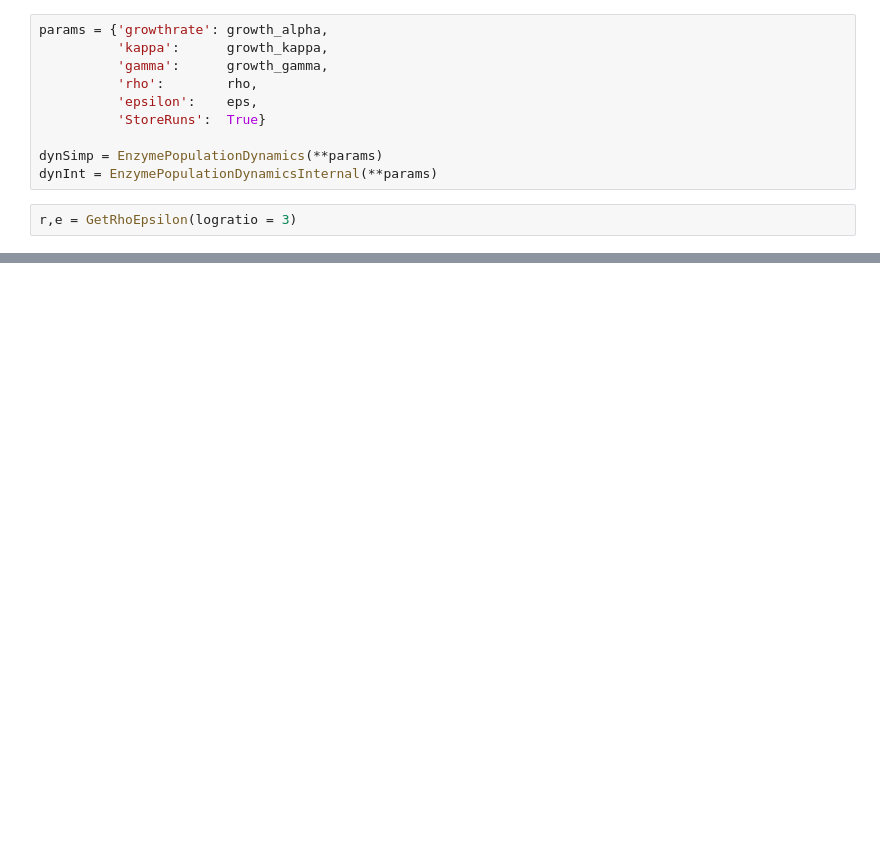
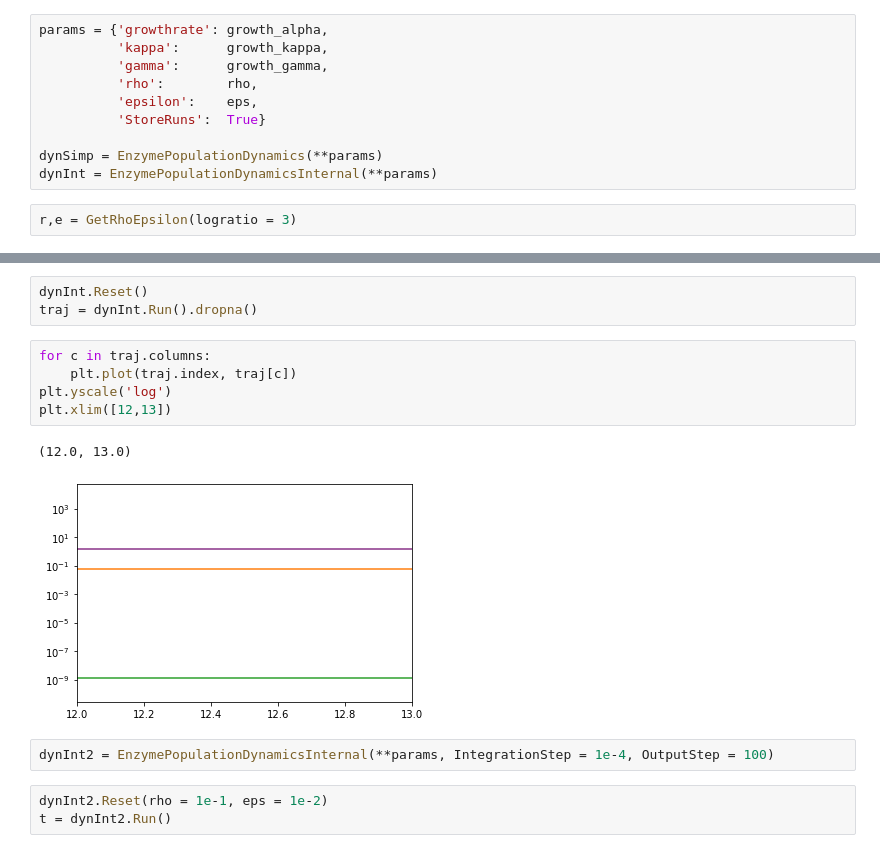
Before and after one commit to Michael000777/antibiotics, a Jupyter notebook: dynamics/Compare internal dynamics to global dynamics.ipynb, the cells around one changed output, grey strips where cells are left out. Drawn from its saved outputs; the diff is of its cells as text; blank space fills up the shorter version.

Commit message:
update dynamics

```diff
--- a/dynamics/Compare internal dynamics to global dynamics.ipynb
+++ b/dynamics/Compare internal dynamics to global dynamics.ipynb
@@ -217,0 +263,16 @@ for lr in range(5):
+# %%
+dynInt.Reset()
+traj = dynInt.Run().dropna()
+# %%
+for c in traj.columns:
+    plt.plot(traj.index, traj[c])
+plt.yscale('log')
+plt.xlim([12,13])
+# %% [output]
+(12.0, 13.0)
+[figure, added]
+# %%
+dynInt2 = EnzymePopulationDynamicsInternal(**params, IntegrationStep = 1e-4, OutputStep = 100)
+# %%
+dynInt2.Reset(rho = 1e-1, eps = 1e-2)
+t = dynInt2.Run()
```
Also changed, not shown: parts of 10 cells of this notebook.
